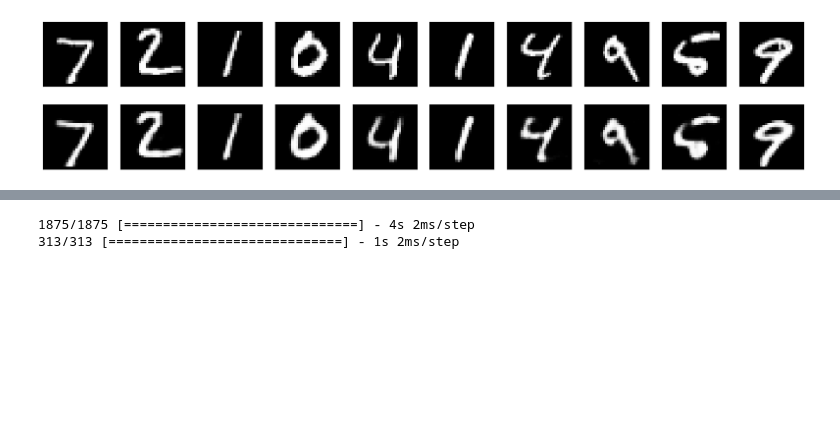
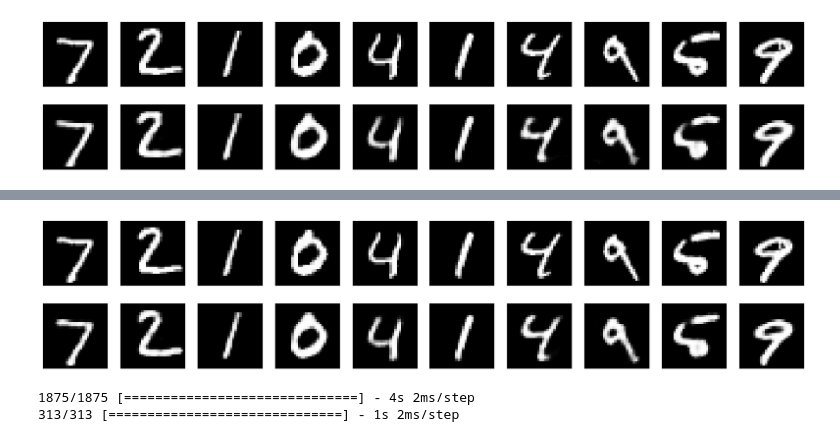
Before and after one commit to anitadash/MBML-Project, a Jupyter notebook: Autoencoder_Analysis.ipynb, the cells around one changed output, grey strips where cells are left out. Drawn from its saved outputs; the diff is of its cells as text; code cells hidden in the pictures; blank space fills up the shorter version.

Commit message:
added input size 331

```diff
--- a/Autoencoder_Analysis.ipynb
+++ b/Autoencoder_Analysis.ipynb
@@ -149,3 +149,8 @@ model_eval(autoencoder_64, x_train, x_test)
 # %% [output]
 313/313 [==============================] - 1s 2ms/step
 [figure]
+# %%
+# bottleneck size = 331
+autoencoder_331 = auto_model(331)
+model_eval(autoencoder_331, x_train, x_test)
+# %% [output]
@@ -152,3 +158,4 @@ model_eval(autoencoder_64, x_train, x_test)
+[figure, added]
 # %%
 from tqdm import tqdm
 from keras.callbacks import Callback
```
Also changed, not shown: parts of 2 cells of this notebook.
